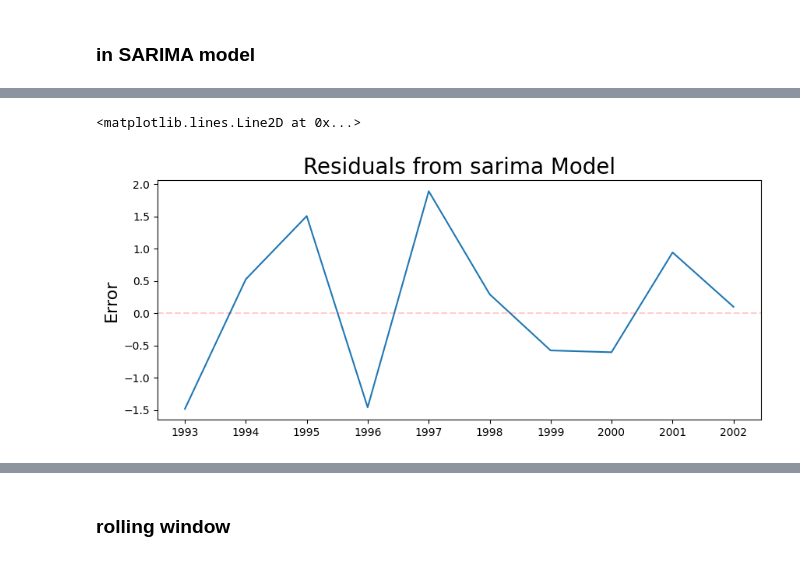
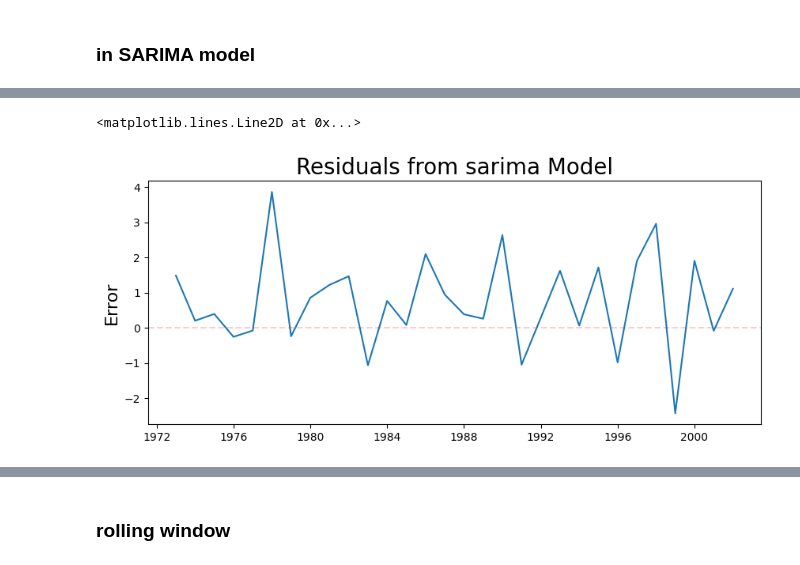
Before and after one commit to subharadhe1234/weather_forecasting, a Jupyter notebook: Notebooks/arima_model.ipynb, the cells around one changed output, grey strips where cells are left out. Cells and saved outputs as stored; diff of their text form; code cells hidden in the pictures.

```diff
--- a/Notebooks/arima_model.ipynb
+++ b/Notebooks/arima_model.ipynb
@@ -1245,20 +1296,20 @@ Warnings:
 # %%
 #get prediction start and end dates
 pred_start_date = test_data[month].index[0]
 pred_end_date = test_data[month].index[-1]
 # #get the predictions and residuals
 predictions = model_fit.predict(start=pred_start_date, end=pred_end_date)
 pred=predictions.cumsum()+df["Jan"].iloc[split_size+1]
 acc=test_data[month].cumsum()+df["Jan"].iloc[split_size+1]
 residuals = pred - acc
 plt.figure(figsize=(10,4))
-plt.plot(err)
+plt.plot(residuals)
 plt.title('Residuals from sarima Model', fontsize=20)
 plt.ylabel('Error', fontsize=16)
 plt.axhline(0, color='r', linestyle='--', alpha=0.2)
 # %% [output]
 <matplotlib.lines.Line2D at 0x...>
-[figure, old version]
+[figure, new version]
 # %%
 plt.figure(figsize=(10,4))
 
```
Also changed, not shown: parts of 24 cells of this notebook, 2 other files.
